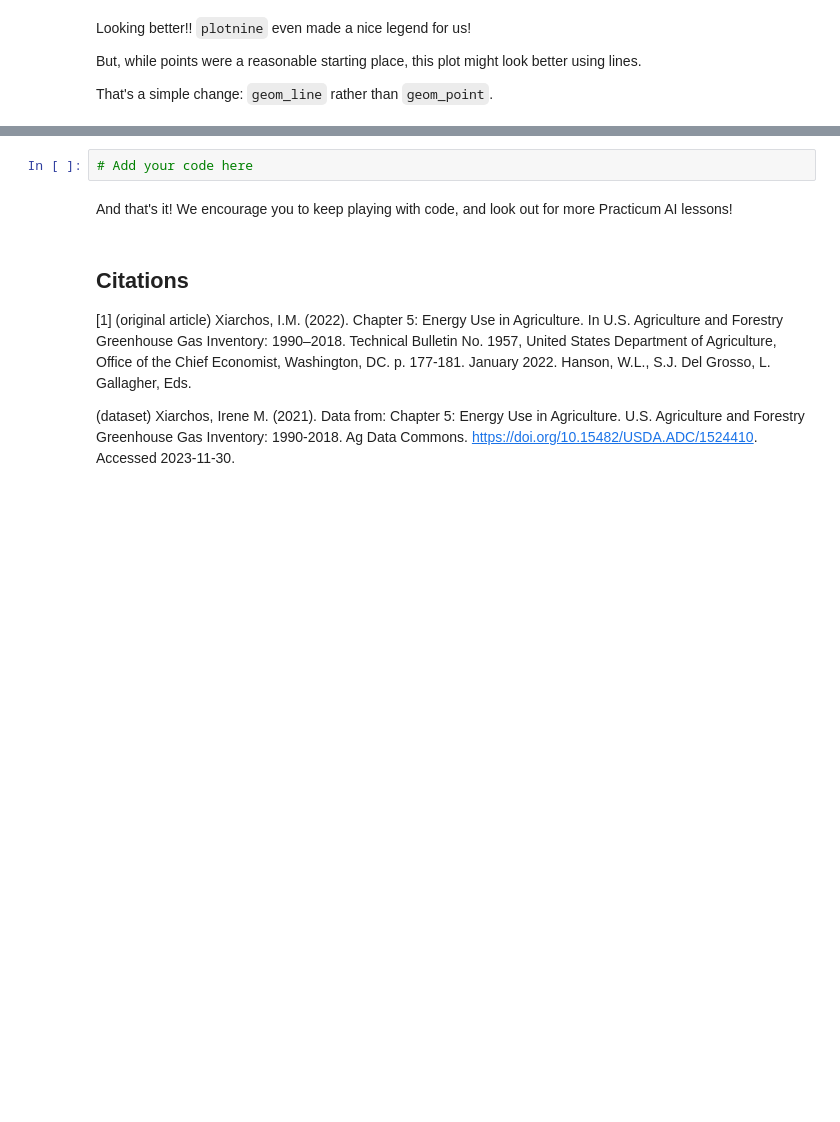
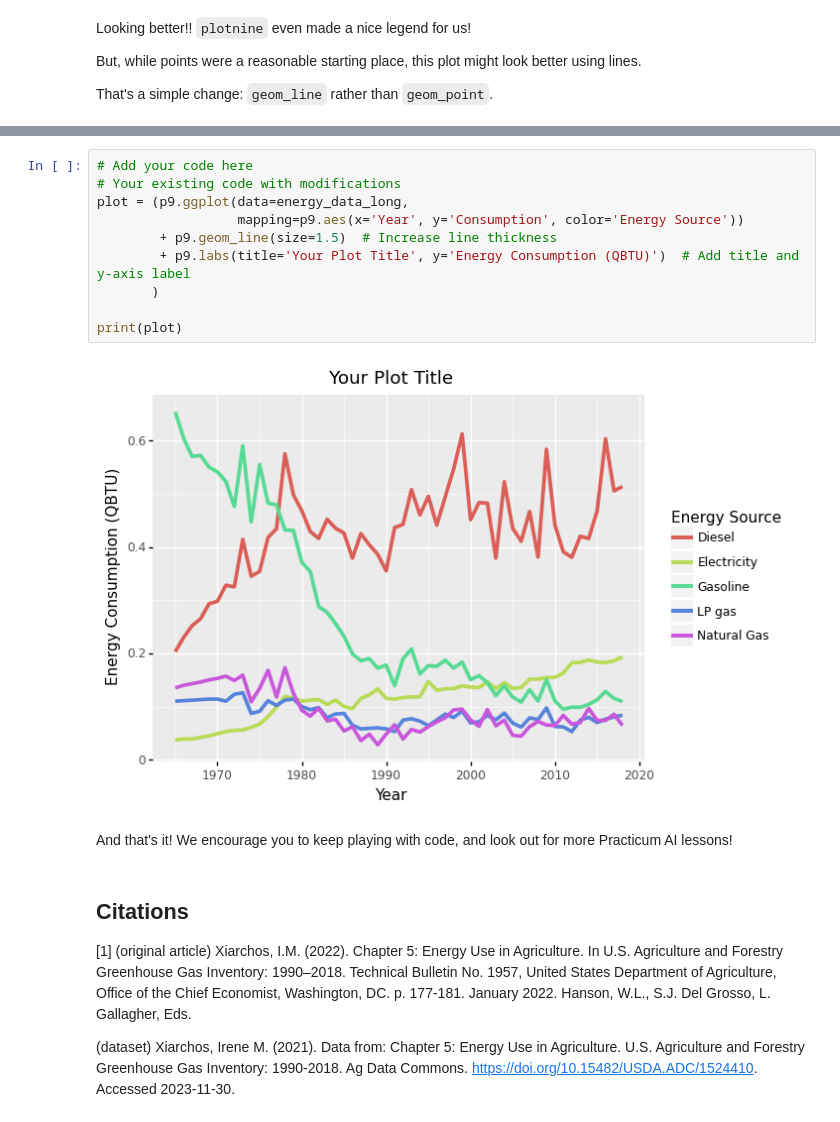
Before and after one commit to bo-maxwell-stevens/python-for-ai-ars, a Jupyter notebook: 04_more_data_visualization.ipynb, the cells around one changed output, grey strips where cells are left out. Saved outputs shown, nothing was run; the diff lists cells and outputs as text; blank space fills up the shorter version.

```diff
--- a/04_more_data_visualization.ipynb
+++ b/04_more_data_visualization.ipynb
@@ -257,8 +330,18 @@ There are a few more things we could do. Use the [`plotnine` documentation](http
 * Make the lines a bit thicker.
 * Change the y-axis label to read "Energy Consumption (QBTU)"
 * Anything else you want to explore!
-# %%
-# Add your code here
+# %%
+# Add your code here
+# Your existing code with modifications
+plot = (p9.ggplot(data=energy_data_long,
+                  mapping=p9.aes(x='Year', y='Consumption', color='Energy Source'))
+        + p9.geom_line(size=1.5)  # Increase line thickness
+        + p9.labs(title='Your Plot Title', y='Energy Consumption (QBTU)')  # Add title and y-axis label
+       )
+
+print(plot)
+# %% [output]
+[figure, added]
 # %% [markdown]
 And that's it! We encourage you to keep playing with code, and look out for more Practicum AI lessons!
 # %% [markdown]
```
Also changed, not shown: parts of 17 cells of this notebook.
